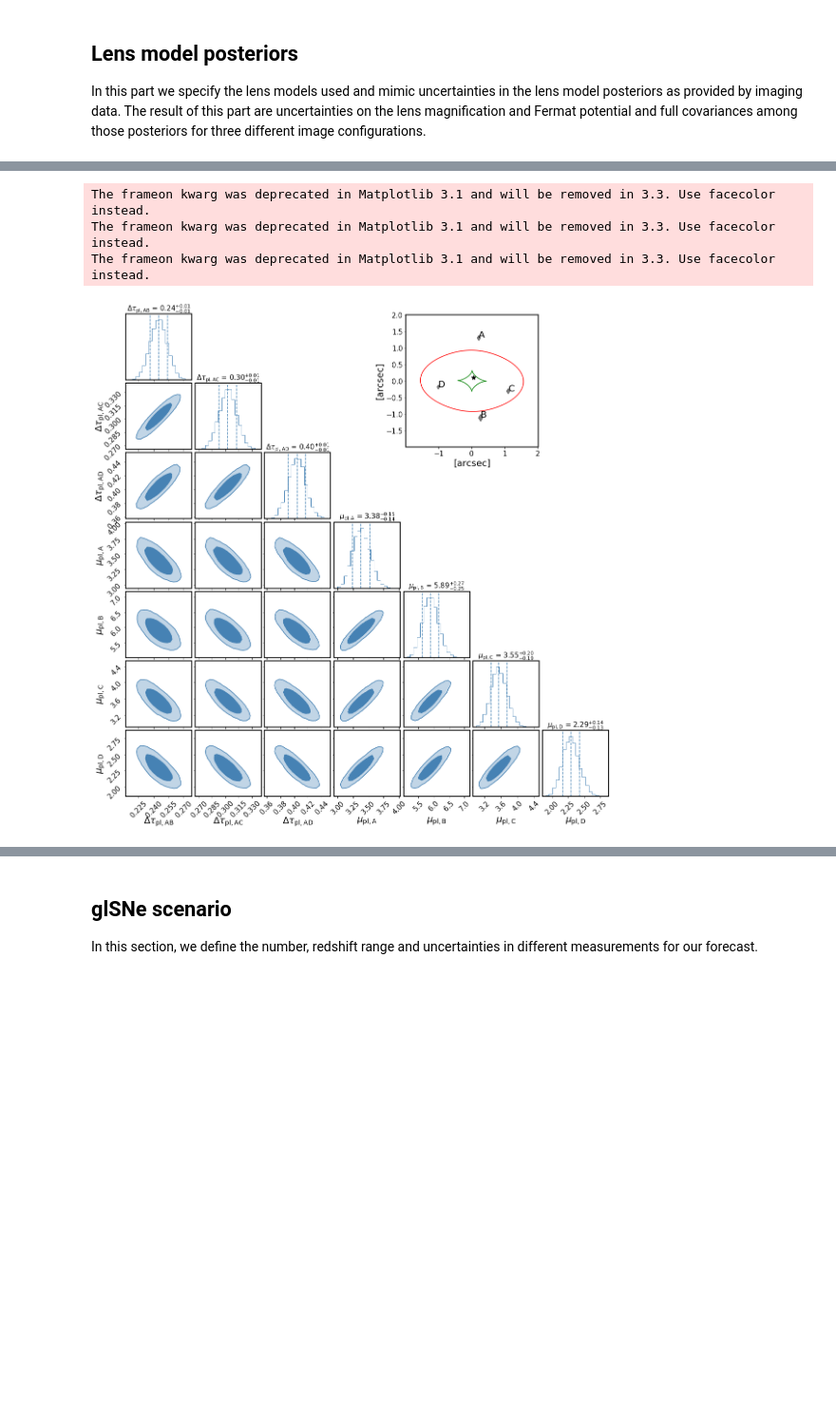
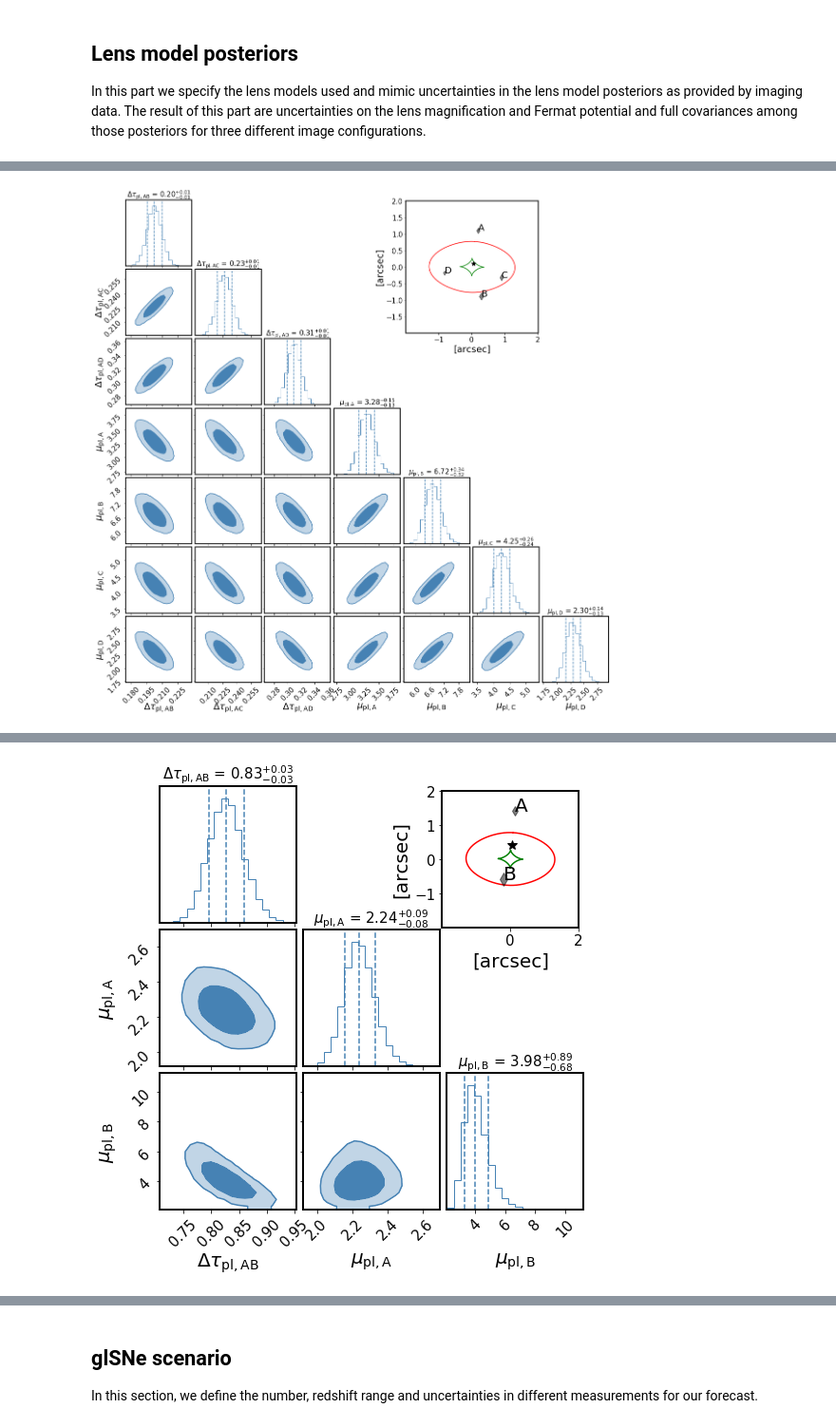
Before and after one commit to sibirrer/glSNe, a Jupyter notebook: Notebooks/forecast_glSNe.ipynb, the cells around one changed output, grey strips where cells are left out. Shown at 95% size. Cells and saved outputs as stored; diff of their text form; code cells hidden in the pictures; blank space fills up the shorter version.

Commit message:
minor changes in notebooks with version numbers of software

```diff
--- a/Notebooks/forecast_glSNe.ipynb
+++ b/Notebooks/forecast_glSNe.ipynb
@@ -426,7 +426,7 @@ kwargs_emcee_sne = {'n_walkers': 100,  # number of walkers
 # %%
 run_pantheon = False
 run_mock_sne = False
-run_future_sne = True
+run_future_sne = False
 run_roman_sne_original = False
 run_roman_sne = False
 
@@ -682,6 +698,7 @@ def imaging_model_errors(x_image_measured, y_image_measured, kwargs_lens_pl):
 
     Returns Fermat potential and magnification posteriors
     """
+    num_ps = len(x_image_measured)
     kwargs_data_joint = {'ra_image_list': [x_image_measured], 'dec_image_list': [y_image_measured]}
     # set up likelihood with gamma prior and image position likelihood
     # ==================
@@ -741,8 +758,13 @@ def imaging_model_errors(x_image_measured, y_image_measured, kwargs_lens_pl):
                         }
 
     # setting the non-linear solver accoring to option (3)
-    kwargs_constraints['solver_type'] = 'PROFILE_SHEAR'  # 'PROFILE_SHEAR', 'NONE', # any proposed lens model must satisfy the image positions appearing at the position of the point sources being sampeled
+    if num_ps == 4:
+        kwargs_constraints['solver_type'] = 'PROFILE_SHEAR'  # 'PROFILE_SHEAR', 'NONE', # any proposed lens model must satisfy the image positions appearing at the position of the point sources being sampeled
+        kwargs_likelihood['source_position_likelihood'] = False  # evaluates how close the different image positions match the source positons]
 
+    else:
+        kwargs_constraints['solver_type'] = 'NONE'  # 'PROFILE_SHEAR', 'NONE', # any proposed lens model must satisfy the image positions appearing at the position of the point sources being sampeled
+        kwargs_likelihood['source_position_likelihood'] = True  # evaluates how close the different image positions match the source positons]
     # checking for matched source position in ray-tracing the image position back to the source plane.
     # This flag should be set =True when dealing with option (2) and (3)
     kwargs_likelihood['check_matched_source_position'] = True  # check non-linear solver and disgard non-solutions
@@ -756,7 +778,7 @@ def imaging_model_errors(x_image_measured, y_image_measured, kwargs_lens_pl):
     # setting to propagate the astrometric uncertainties in image position into a likelihood in the source position.
     # Option (4) above. This option can be used SEPARATE to the solver or the source position tolerance (see below)
     # This is not recommended when requiring time-delay predictions.
-    kwargs_likelihood['source_position_likelihood'] = False  # evaluates how close the different image positions match the source positons]
+
 
     fitting_seq = FittingSequence(kwargs_data_joint, kwargs_model, kwargs_constraints, kwargs_likelihood, kwargs_params)
 
@@ -856,49 +933,82 @@ def plot_lens(mcmc_chain, kwargs_ps):
     """
 
     alpha = 0.8
+    num_param = len(mcmc_chain[0, :])
+    if num_param == 7:
+        labels = [r"$\Delta\tau_{\rm pl, AB}$", r"$\Delta\tau_{\rm pl, AC}$", r"$\Delta\tau_{\rm pl, AD}$", r"$\mu_{\rm pl, A}$", r"$\mu_{\rm pl, B}$", r"$\mu_{\rm pl, C}$", r"$\mu_{\rm pl, D}$"]
+    elif num_param == 3:
+        labels = [r"$\Delta\tau_{\rm pl, AB}$", r"$\mu_{\rm pl, A}$", r"$\mu_{\rm pl, B}$"]
+    else:
+        raise ValueError('number of parameters does not match a quad or double posterior sample')
 
     kwargs_corner = {'bins': 20, 'plot_datapoints': False, 'show_titles': True, 'title_kwargs': dict(fontsize=15),
                      'label_kwargs': dict(fontsize=20), 'smooth': 0.7, 'levels': [0.68,0.95],
                     'fill_contours': True, 'alpha': alpha}
 
-    fig = corner.corner(mcmc_chain, labels=[r"$\Delta\tau_{\rm pl, AB}$", r"$\Delta\tau_{\rm pl, AC}$", r"$\Delta\tau_{\rm pl, AD}$", r"$\mu_{\rm pl, A}$", r"$\mu_{\rm pl, B}$", r"$\mu_{\rm pl, C}$", r"$\mu_{\rm pl, D}$"],
+    fig = corner.corner(mcmc_chain, labels=labels,
                         quantiles=[0.16, 0.5, 0.84],
                         color='steelblue', **kwargs_corner)
 
-    parent_axes = fig.axes[11]
-    inset_ax = inset_axes(parent_axes, width=4, height=4., loc=3)
+
+    if num_param == 7:
+        parent_axes = fig.axes[11]
+        inset_ax = inset_axes(parent_axes, width=4, height=4., loc=3)
+    elif num_param == 3:
+        parent_axes = fig.axes[2]
+        inset_ax = inset_axes(parent_axes, width=2, height=2., loc=1)
 
     lens_plot.lens_model_plot(inset_ax, lens_model, kwargs_lens_pl_true,
                               sourcePos_x=kwargs_ps[0]['ra_source'], sourcePos_y=kwargs_ps[0]['dec_source'], **kwargs_lens_plot)
     inset_ax.set_xlabel('[arcsec]', fontsize=20)
     inset_ax.set_ylabel('[arcsec]', fontsize=20)
     return fig
 
 
 
 fig = plot_lens(mcmc_chain_fold, kwargs_ps_fold)
 if save_plot:
     fig.savefig('/Users/sibirrer/Science/Publications/glSNe/Plots/fold_image_posteriors.pdf', dpi=None, facecolor='w', edgecolor='w',
             orientation='portrait', papertype=None, format='pdf',
             transparent=False, bbox_inches=None, pad_inches=0.1,
             frameon=None, metadata=None)
 fig.show()
 fig = plot_lens(mcmc_chain_cusp, kwargs_ps_cusp)
 if save_plot:
     fig.savefig('/Users/sibirrer/Science/Publications/glSNe/Plots/cusp_image_posteriors.pdf', dpi=None, facecolor='w', edgecolor='w',
             orientation='portrait', papertype=None, format='pdf',
             transparent=False, bbox_inches=None, pad_inches=0.1,
             frameon=None, metadata=None)
 fig.show()
 fig = plot_lens(mcmc_chain_cross, kwargs_ps_cross)
 if save_plot:
     fig.savefig('/Users/sibirrer/Science/Publications/glSNe/Plots/cross_image_posteriors.pdf', dpi=None, facecolor='w', edgecolor='w',
             orientation='portrait', papertype=None, format='pdf',
             transparent=False, bbox_inches=None, pad_inches=0.1,
             frameon=None, metadata=None)
 fig.show()
+
+fig = plot_lens(mcmc_chain_double1, kwargs_ps_double1)
+if save_plot:
+    fig.savefig('/Users/sibirrer/Science/Publications/glSNe/Plots/double1_image_posteriors.pdf', dpi=None, facecolor='w', edgecolor='w',
+            orientation='portrait', papertype=None, format='pdf',
+            transparent=False, bbox_inches=None, pad_inches=0.1,
+            frameon=None, metadata=None)
+fig.show()
+
+fig = plot_lens(mcmc_chain_double2, kwargs_ps_double2)
+if save_plot:
+    fig.savefig('/Users/sibirrer/Science/Publications/glSNe/Plots/double2_image_posteriors.pdf', dpi=None, facecolor='w', edgecolor='w',
+            orientation='portrait', papertype=None, format='pdf',
+            transparent=False, bbox_inches=None, pad_inches=0.1,
+            frameon=None, metadata=None)
+fig.show()
+
+fig = plot_lens(mcmc_chain_double3, kwargs_ps_double3)
+if save_plot:
+    fig.savefig('/Users/sibirrer/Science/Publications/glSNe/Plots/double3_image_posteriors.pdf', dpi=None, facecolor='w', edgecolor='w',
+            orientation='portrait', papertype=None, format='pdf',
+            transparent=False, bbox_inches=None, pad_inches=0.1,
+            frameon=None, metadata=None)
+fig.show()
 # %% [output]
-The frameon kwarg was deprecated in Matplotlib 3.1 and will be removed in 3.3. Use facecolor instead.
-The frameon kwarg was deprecated in Matplotlib 3.1 and will be removed in 3.3. Use facecolor instead.
-The frameon kwarg was deprecated in Matplotlib 3.1 and will be removed in 3.3. Use facecolor instead.
-[figure, old version]
+[figure, new version]
@@ -906,0 +1017 @@ The frameon kwarg was deprecated in Matplotlib 3.1 and will be removed in 3.3. U
+[figure, added]
```
Also changed, not shown: parts of 19 cells of this notebook, 3 other files.
